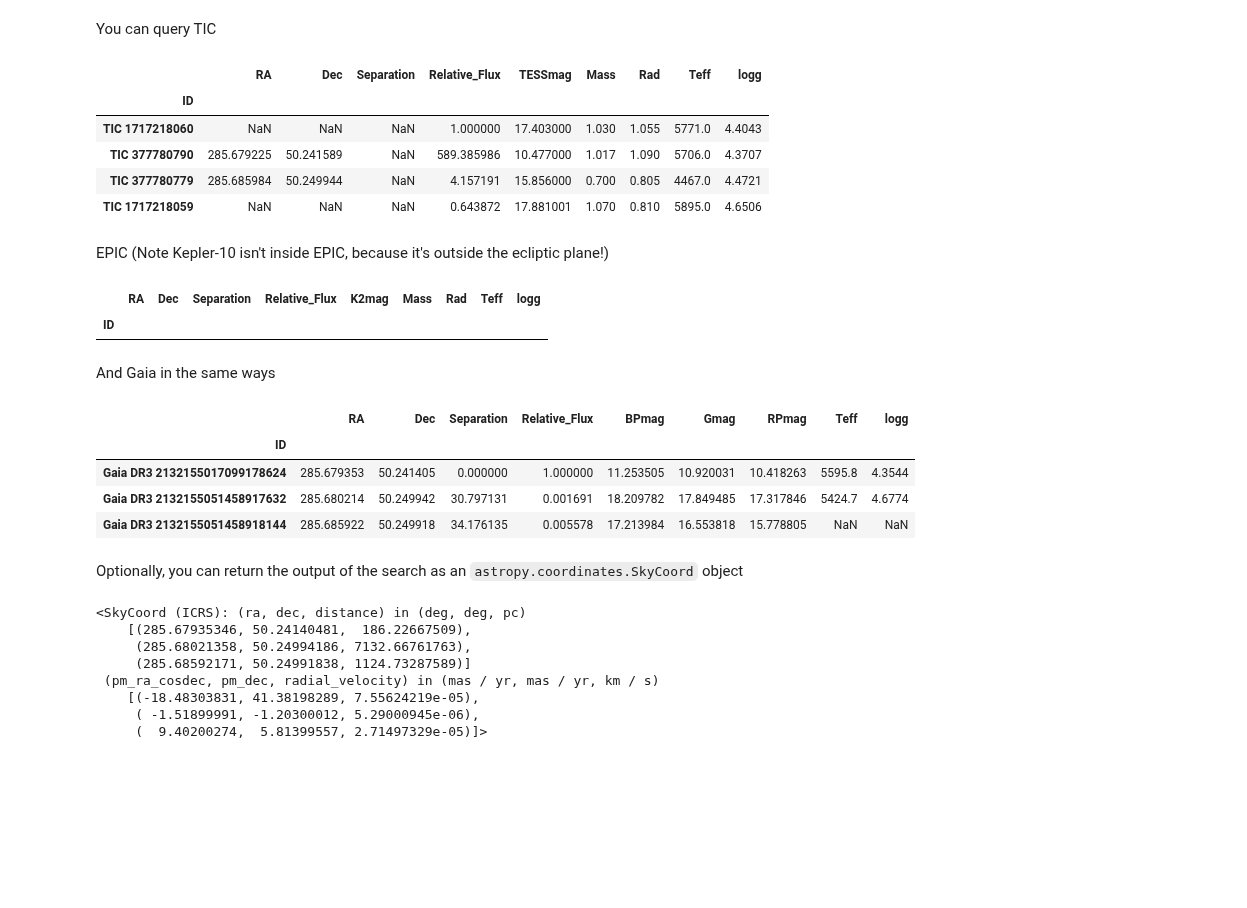
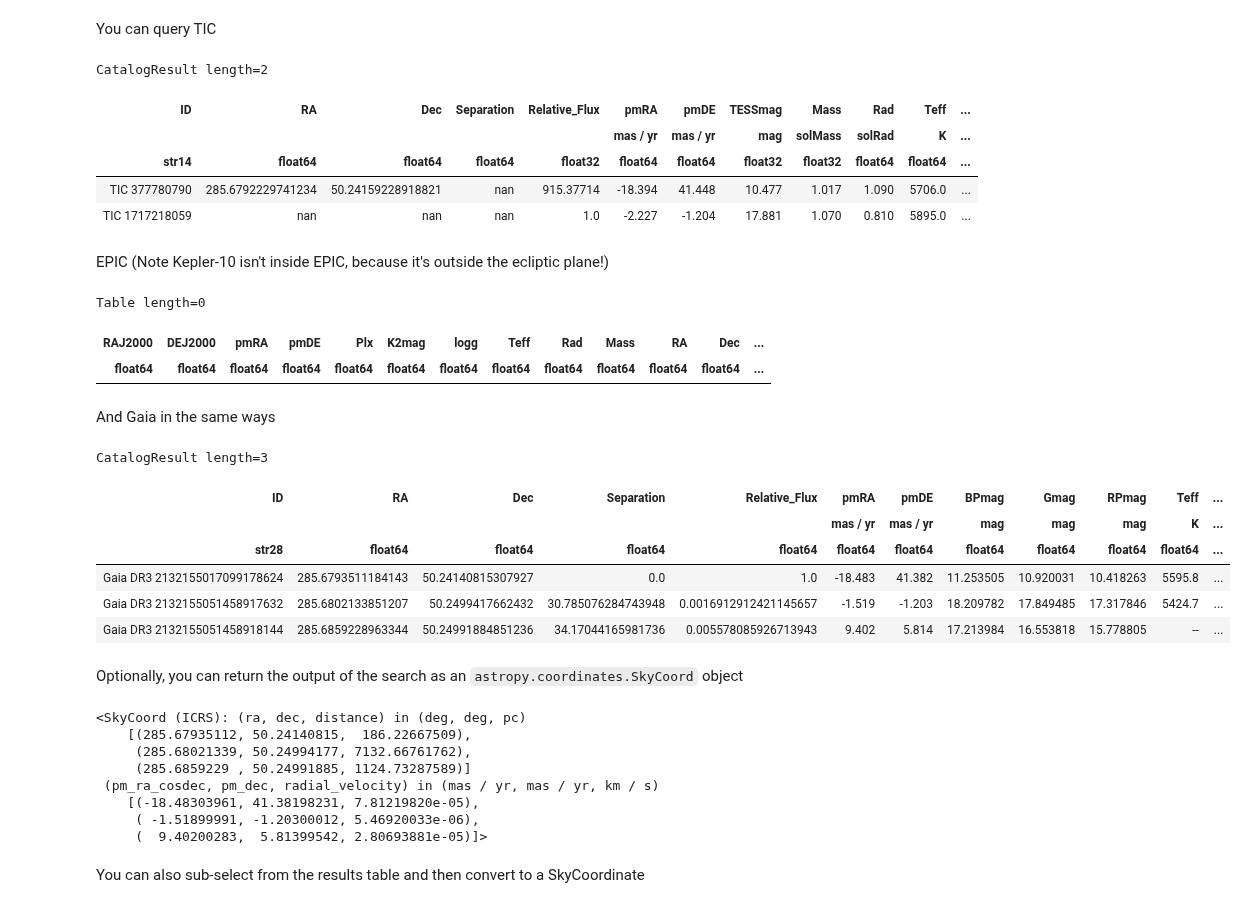
Before and after one commit to lightkurve/lksearch, a Jupyter notebook: docs/tutorials/catalog-searches.ipynb, the cells around one changed output. Drawn from its saved outputs; the diff is of its cells as text; code cells hidden in the pictures; blank space fills up the shorter version.

```diff
--- a/docs/tutorials/catalog-searches.ipynb
+++ b/docs/tutorials/catalog-searches.ipynb
@@ -50,41 +77,54 @@ query_KIC(c, epoch=Time.now(), radius=3 * u.pixel)
 # %% [markdown]
 You can query TIC
 # %%
-query_TIC(c, epoch=Time.now(), radius=2 * u.pixel)
+CatalogSearch.QueryPosition(c, epoch=Time.now(), radius=20 * u.arcsec, catalog="tic")
 # %% [output]
+CatalogResult length=2
-|  | RA | Dec | Separation | Relative_Flux | TESSmag | Mass | Rad | Teff | logg |
-| ID |  |  |  |  |  |  |  |  |  |
-| TIC 1717218060 | NaN | NaN | NaN | 1.000000 | 17.403000 | 1.030 | 1.055 | 5771.0 | 4.4043 |
-| TIC 377780790 | 285.679225 | 50.241589 | NaN | 589.385986 | 10.477000 | 1.017 | 1.090 | 5706.0 | 4.3707 |
-| TIC 377780779 | 285.685984 | 50.249944 | NaN | 4.157191 | 15.856000 | 0.700 | 0.805 | 4467.0 | 4.4721 |
-| TIC 1717218059 | NaN | NaN | NaN | 0.643872 | 17.881001 | 1.070 | 0.810 | 5895.0 | 4.6506 |
+| ID | RA | Dec | Separation | Relative_Flux | pmRA | pmDE | TESSmag | Mass | Rad | Teff | ... |
+|  |  |  |  |  | mas / yr | mas / yr | mag | solMass | solRad | K | ... |
+| str14 | float64 | float64 | float64 | float32 | float64 | float64 | float32 | float32 | float64 | float64 | ... |
+| TIC 377780790 | 285.6792229741234 | 50.24159228918821 | nan | 915.37714 | -18.394 | 41.448 | 10.477 | 1.017 | 1.090 | 5706.0 | ... |
+| TIC 1717218059 | nan | nan | nan | 1.0 | -2.227 | -1.204 | 17.881 | 1.070 | 0.810 | 5895.0 | ... |
 # %% [markdown]
 EPIC (Note Kepler-10 isn't inside EPIC, because it's outside the ecliptic plane!)
 # %%
-query_EPIC(c)
+CatalogSearch.QueryPosition(c, catalog="epic")
 # %% [output]
+Table length=0
-|  | RA | Dec | Separation | Relative_Flux | K2mag | Mass | Rad | Teff | logg |
-| ID |  |  |  |  |  |  |  |  |  |
+| RAJ2000 | DEJ2000 | pmRA | pmDE | Plx | K2mag | logg | Teff | Rad | Mass | RA | Dec | ... |
+| float64 | float64 | float64 | float64 | float64 | float64 | float64 | float64 | float64 | float64 | float64 | float64 | ... |
 # %% [markdown]
 And Gaia in the same ways
 # %%
-query_gaia(c, epoch=Time.now(), radius=40 * u.arcsecond)
+CatalogSearch.QueryPosition(
+    c, epoch=Time.now(), radius=40 * u.arcsecond, catalog="gaiadr3"
+)
 # %% [output]
+CatalogResult length=3
-|  | RA | Dec | Separation | Relative_Flux | BPmag | Gmag | RPmag | Teff | logg |
-| ID |  |  |  |  |  |  |  |  |  |
-| Gaia DR3 2132155017099178624 | 285.679353 | 50.241405 | 0.000000 | 1.000000 | 11.253505 | 10.920031 | 10.418263 | 5595.8 | 4.3544 |
-| Gaia DR3 2132155051458917632 | 285.680214 | 50.249942 | 30.797131 | 0.001691 | 18.209782 | 17.849485 | 17.317846 | 5424.7 | 4.6774 |
-| Gaia DR3 2132155051458918144 | 285.685922 | 50.249918 | 34.176135 | 0.005578 | 17.213984 | 16.553818 | 15.778805 | NaN | NaN |
+| ID | RA | Dec | Separation | Relative_Flux | pmRA | pmDE | BPmag | Gmag | RPmag | Teff | ... |
+|  |  |  |  |  | mas / yr | mas / yr | mag | mag | mag | K | ... |
+| str28 | float64 | float64 | float64 | float64 | float64 | float64 | float64 | float64 | float64 | float64 | ... |
+| Gaia DR3 2132155017099178624 | 285.6793511184143 | 50.24140815307927 | 0.0 | 1.0 | -18.483 | 41.382 | 11.253505 | 10.920031 | 10.418263 | 5595.8 | ... |
+| Gaia DR3 2132155051458917632 | 285.6802133851207 | 50.2499417662432 | 30.785076284743948 | 0.0016912912421145657 | -1.519 | -1.203 | 18.209782 | 17.849485 | 17.317846 | 5424.7 | ... |
+| Gaia DR3 2132155051458918144 | 285.6859228963344 | 50.24991884851236 | 34.17044165981736 | 0.005578085926713943 | 9.402 | 5.814 | 17.213984 | 16.553818 | 15.778805 | -- | ... |
 # %% [markdown]
 Optionally, you can return the output of the search as an `astropy.coordinates.SkyCoord` object
 # %%
-query_gaia(c, epoch=Time.now(), radius=40 * u.arcsecond, return_skycoord=True)
+CatalogSearch.QueryPosition(
+    c,
+    epoch=Time.now(),
+    radius=40 * u.arcsecond,
+    catalog="gaiadr3",
+    return_skycoord=True,
+)
 # %% [output]
 <SkyCoord (ICRS): (ra, dec, distance) in (deg, deg, pc)
-    [(285.67935346, 50.24140481,  186.22667509),
-     (285.68021358, 50.24994186, 7132.66761763),
-     (285.68592171, 50.24991838, 1124.73287589)]
+    [(285.67935112, 50.24140815,  186.22667509),
+     (285.68021339, 50.24994177, 7132.66761762),
+     (285.6859229 , 50.24991885, 1124.73287589)]
  (pm_ra_cosdec, pm_dec, radial_velocity) in (mas / yr, mas / yr, km / s)
-    [(-18.48303831, 41.38198289, 7.55624219e-05),
-     ( -1.51899991, -1.20300012, 5.29000945e-06),
-     (  9.40200274,  5.81399557, 2.71497329e-05)]>
+    [(-18.48303961, 41.38198231, 7.81219820e-05),
+     ( -1.51899991, -1.20300012, 5.46920033e-06),
+     (  9.40200283,  5.81399542, 2.80693881e-05)]>
+# %% [markdown]
+You can also sub-select from the results table and then convert to a SkyCoordinate
```
Also changed, not shown: parts of 36 cells of this notebook, 6 other files.
